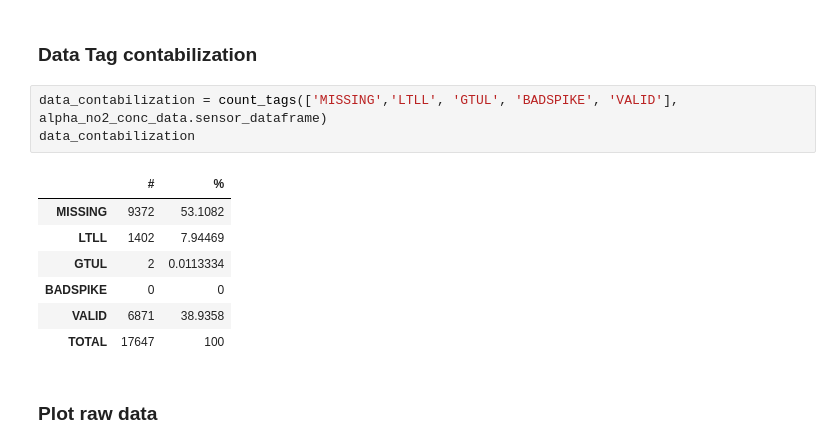
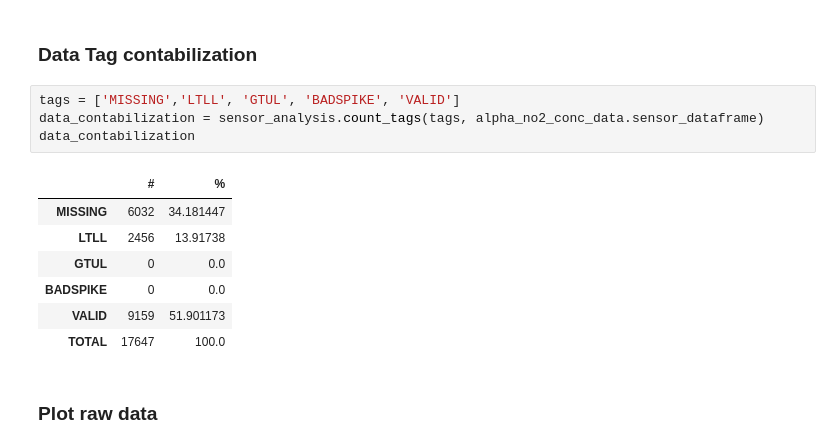
Before and after one commit to campofernando/lcqar-low-cost-monit-proc, a Jupyter notebook: field-data-treatment-Diamante_NO2.ipynb, the cells around one changed output. Drawn from its saved outputs; the diff is of its cells as text.

Commit message:
Update NO2 notebook for working with data from micro SD

```diff
--- a/field-data-treatment-Diamante_NO2.ipynb
+++ b/field-data-treatment-Diamante_NO2.ipynb
@@ -207,16 +79,17 @@ alpha_no2_conc_data.sensor_dataframe.head()
 # %% [markdown]
 ### Data Tag contabilization
 # %%
-data_contabilization = count_tags(['MISSING','LTLL', 'GTUL', 'BADSPIKE', 'VALID'], alpha_no2_conc_data.sensor_dataframe)
+tags = ['MISSING','LTLL', 'GTUL', 'BADSPIKE', 'VALID']
+data_contabilization = sensor_analysis.count_tags(tags, alpha_no2_conc_data.sensor_dataframe)
 data_contabilization
 # %% [output]
 |  | # | % |
-| MISSING | 9372 | 53.1082 |
-| LTLL | 1402 | 7.94469 |
-| GTUL | 2 | 0.0113334 |
-| BADSPIKE | 0 | 0 |
-| VALID | 6871 | 38.9358 |
-| TOTAL | 17647 | 100 |
+| MISSING | 6032 | 34.181447 |
+| LTLL | 2456 | 13.91738 |
+| GTUL | 0 | 0.0 |
+| BADSPIKE | 0 | 0.0 |
+| VALID | 9159 | 51.901173 |
+| TOTAL | 17647 | 100.0 |
 # %% [markdown]
 ### Plot raw data
 # %%
```
Also changed, not shown: parts of 35 cells of this notebook, 1 other file.
